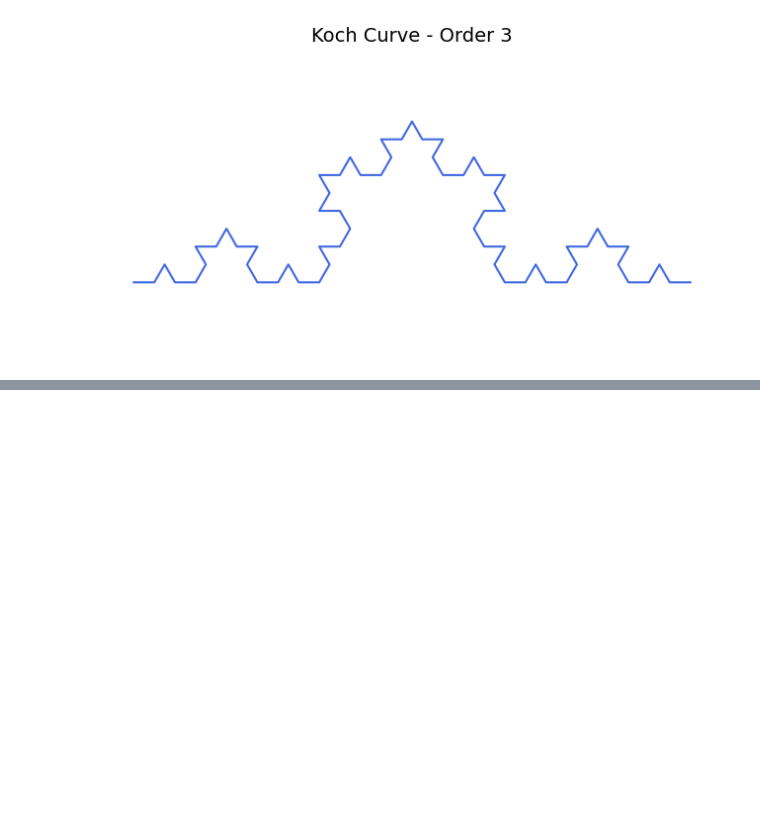
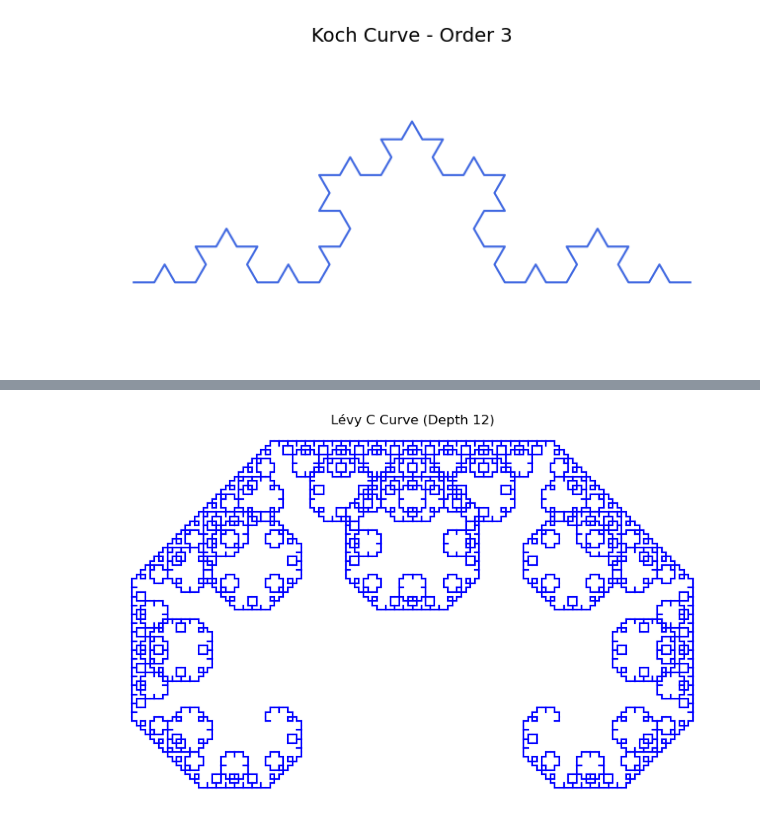
Before and after one commit to rmd360/machinelearningproject, a Jupyter notebook: Patterns.ipynb, the cells around one changed output, grey strips where cells are left out. Drawn from its saved outputs; the diff is of its cells as text; code cells hidden in the pictures; blank space fills up the shorter version.

```diff
--- a/Patterns.ipynb
+++ b/Patterns.ipynb
@@ -370,0 +396,37 @@ plot_koch_curve(order=3)  # You can try order=1 to 5
+# %%
+import matplotlib.pyplot as plt
+import numpy as np
+
+def levy_curve(x1, y1, x2, y2, depth, lines):
+    if depth == 0:
+        lines.append([(x1, y1), (x2, y2)])
+    else:
+        # Midpoint with 45° rotation
+        dx = x2 - x1
+        dy = y2 - y1
+        mx = (x1 + x2) / 2 - dy / 2
+        my = (y1 + y2) / 2 + dx / 2
+
+        # Recurse
+        levy_curve(x1, y1, mx, my, depth - 1, lines)
+        levy_curve(mx, my, x2, y2, depth - 1, lines)
+
+# Initial points
+x_start, y_start = 0, 0
+x_end, y_end = 1, 0
+
+lines = []
+levy_curve(x_start, y_start, x_end, y_end, depth=12, lines=lines)
+
+# Plotting
+plt.figure(figsize=(10, 6))
+for line in lines:
+    (x1, y1), (x2, y2) = line
+    plt.plot([x1, x2], [y1, y2], color='blue')
+
+plt.axis('equal')
+plt.axis('off')
+plt.title("Lévy C Curve (Depth 12)")
+plt.show()
+# %% [output]
+[figure, added]
```
Also changed, not shown: parts of 1 cell of this notebook.
